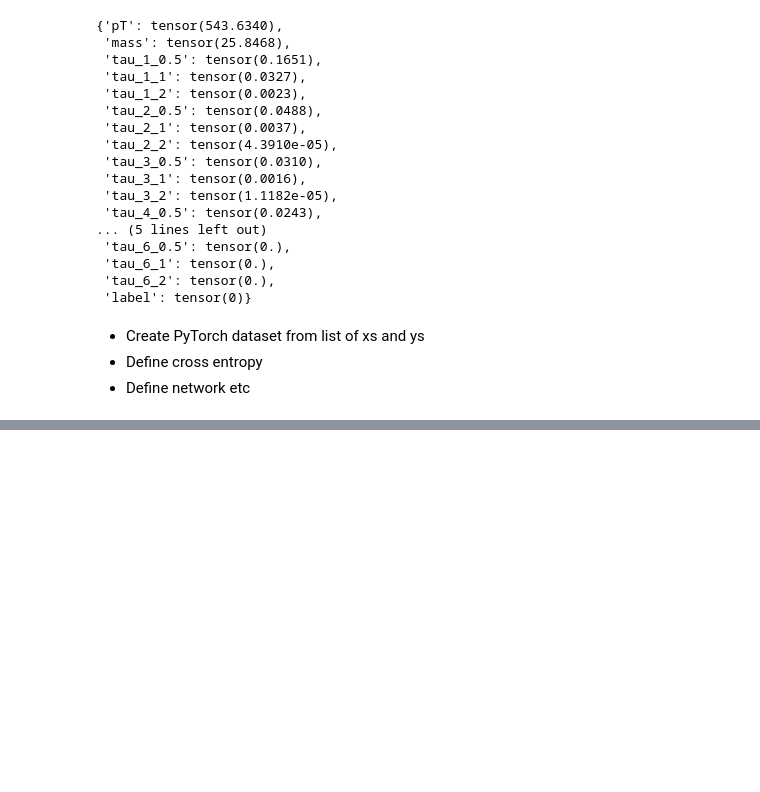
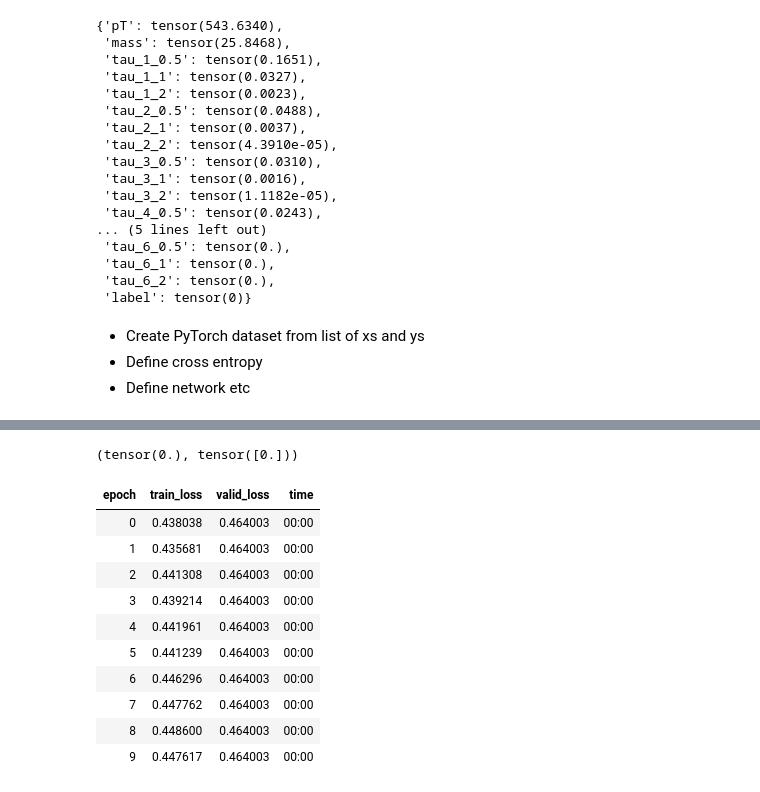
Before and after one commit to lewtun/dl4phys, a Jupyter notebook: lecture02.ipynb, the cells around one changed output, grey strips where cells are left out. Drawn from its saved outputs; the diff is of its cells as text; code cells hidden in the pictures; blank space fills up the shorter version.

```diff
--- a/lecture02.ipynb
+++ b/lecture02.ipynb
@@ -176,0 +282,2 @@ def binary_cross_entropy(inputs, targets):
+# %%
+valid_dl = DataLoader(valid_dset, batch_size=256)
@@ -176,0 +312,24 @@ def binary_cross_entropy(inputs, targets):
+# %%
+weights.grad.mean(), bias.grad
+# %% [output]
+(tensor(0.), tensor([0.]))
+# %%
+simple_net = nn.Sequential(nn.Linear(20,200), nn.ReLU(), nn.Linear(200,50), nn.ReLU(), nn.Linear(50,1))
+# %%
+dls = DataLoaders(train_dl, valid_dl)
+# %%
+learn = Learner(dls, simple_net, opt_func=SGD, loss_func=binary_cross_entropy)
+# %%
+learn.fit(10, 1e-3)
+# %% [output]
+| epoch | train_loss | valid_loss | time |
+| 0 | 0.438038 | 0.464003 | 00:00 |
+| 1 | 0.435681 | 0.464003 | 00:00 |
+| 2 | 0.441308 | 0.464003 | 00:00 |
+| 3 | 0.439214 | 0.464003 | 00:00 |
+| 4 | 0.441961 | 0.464003 | 00:00 |
+| 5 | 0.441239 | 0.464003 | 00:00 |
+| 6 | 0.446296 | 0.464003 | 00:00 |
+| 7 | 0.447762 | 0.464003 | 00:00 |
+| 8 | 0.448600 | 0.464003 | 00:00 |
+| 9 | 0.447617 | 0.464003 | 00:00 |
```
Also changed, not shown: parts of 32 cells of this notebook.
